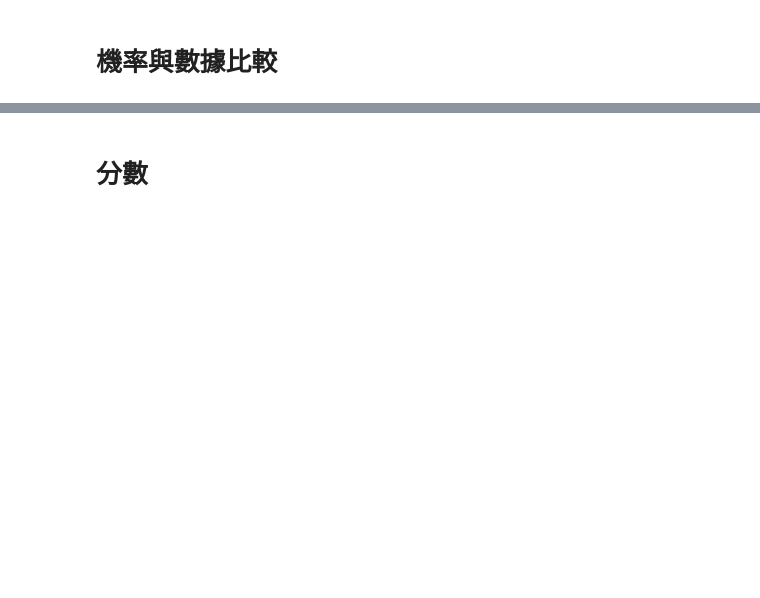
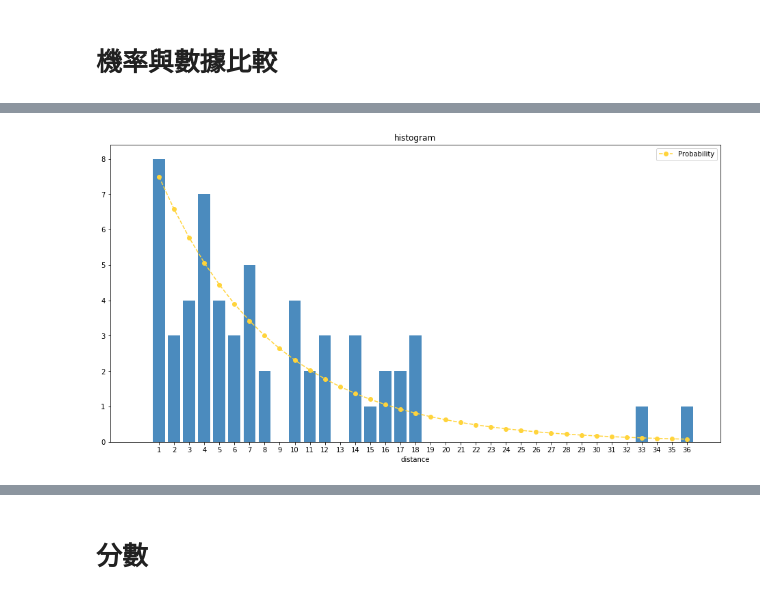
Before and after one commit to Lo-Kuo-Feng/lottery, a Jupyter notebook: 創建一段時間的樂透歷史數據從出現間隔分析.ipynb, the cells around one changed output, grey strips where cells are left out. Drawn from its saved outputs; the diff is of its cells as text; code cells hidden in the pictures; blank space fills up the shorter version.

```diff
--- a/創建一段時間的樂透歷史數據從出現間隔分析.ipynb
+++ b/創建一段時間的樂透歷史數據從出現間隔分析.ipynb
@@ -70,0 +71,15 @@ plt.show()
+# %%
+histogram_list = histogram(distance=distance_list)  #直方圖list
+histogram_list.insert(0, 0)
+# %%
+plt.figure(figsize=(16,8))
+
+plt.bar(range(len(histogram_list[:])), histogram_list[:],color=(75/255, 139/255, 190/255, 1))
+plt.plot(pro,'--o', label="Probability",color=(255/255, 212/255, 59/255, 1))
+plt.legend()
+plt.title("histogram")
+plt.xlabel("distance")
+plt.xticks(np.arange(1, max(dis)+1, 1))
+plt.show()
+# %% [output]
+[figure, added]
```
Also changed, not shown: parts of 8 cells of this notebook.
